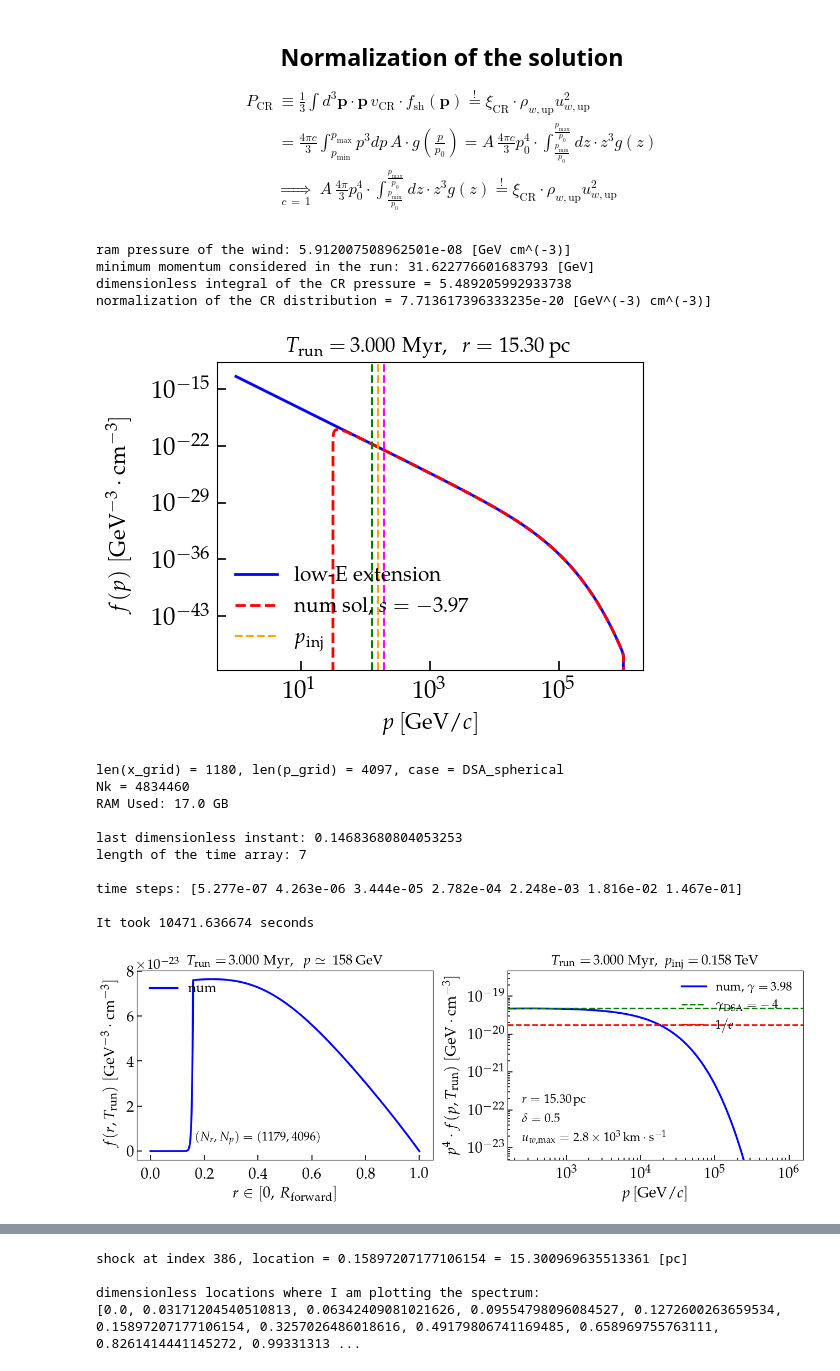
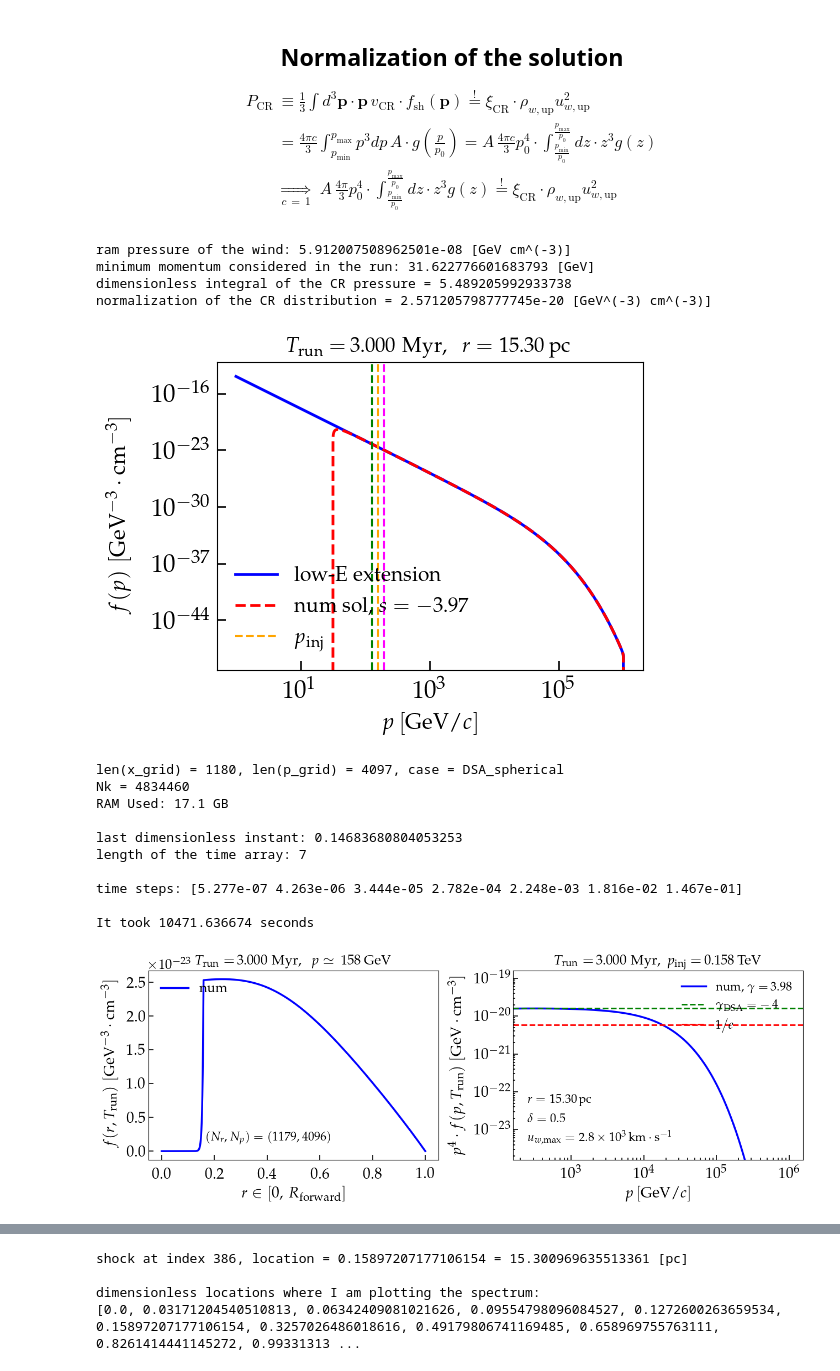
Before and after one commit to ottaviofornieri/StellarClusters, a Jupyter notebook: GitHub_Transport_Radau5Spherical_NonUniformGrid_NonSymmetricShock.ipynb, the cells around one changed output, grey strips where cells are left out. Cells and saved outputs as stored; diff of their text form; code cells hidden in the pictures.

```diff
--- a/GitHub_Transport_Radau5Spherical_NonUniformGrid_NonSymmetricShock.ipynb
+++ b/GitHub_Transport_Radau5Spherical_NonUniformGrid_NonSymmetricShock.ipynb
@@ -1682,36 +1682,36 @@ integral_CR_pressure = np.trapz( ( p_array_integral_tot/p_grid[0] )**3. * CR_spe
 
 
 
 # factor A, to normalize the CR distribution function
-xi_CR = 0.00003
+xi_CR = 0.00001
 CR_norm = 3 * xi_CR * ram_pressure_TS_GeV / (4 * np.pi * p_grid[0]**4 * integral_CR_pressure)
 
 
 plt.figure(figsize=(5.5, 4.))
 plot_cosmetics_single()
 
 
 plt.title('$T_{\mathrm{run}} = \,$' + str("{:.3f}".format(t_true)) + '$\; \mathrm{Myr}, \;\; r = \;$' + str("{:.2f}".format(shock_location*L_ref)) + '$\, \mathrm{pc}$', fontsize=15, pad=8)
 plt.loglog(p_array_integral_tot, CR_norm*CR_spectrum_shock, lw=2., color='blue', label='low-E extension')
 plt.loglog(p_grid, CR_norm*sol[-1, indx_x_inj, :], ls='--', lw=2., color='red', label='num sol, $s=-$' + str("{:.2f}".format( slope_loc[indx_x_inj] )))
 plt.axvline(x=p_grid[indx_p_inj], ls='--', color='orange', label='$p_{\mathrm{inj}}$')
 plt.axvline(x=p_grid[indx_p_inj+points_slope], ls='--', color='magenta')
 plt.axvline(x=p_grid[indx_p_inj-points_slope], ls='--', color='green')
 plt.xlabel('$p \, [\mathrm{GeV}/c]$', fontsize=16)
 plt.ylabel('$f(p) \; [\mathrm{GeV^{-3}} \cdot \mathrm{cm^{-3}}]$', fontsize=16)
 plt.legend(fontsize=15, frameon=False, loc='lower left')
 
 
 print(f'ram pressure of the wind: {ram_pressure_TS_GeV} [GeV cm^(-3)]')
 print(f'minimum momentum considered in the run: {p_grid[0]} [GeV]')
 print(f'dimensionless integral of the CR pressure = {integral_CR_pressure}')
 print(f'normalization of the CR distribution = {CR_norm} [GeV^(-3) cm^(-3)]')
 # %% [output]
 ram pressure of the wind: 5.912007508962501e-08 [GeV cm^(-3)]
 minimum momentum considered in the run: 31.622776601683793 [GeV]
 dimensionless integral of the CR pressure = 5.489205992933738
-normalization of the CR distribution = 7.713617396333235e-20 [GeV^(-3) cm^(-3)]
+normalization of the CR distribution = 2.571205798777745e-20 [GeV^(-3) cm^(-3)]
-[figure, old version]
+[figure, new version]
 # %%
 ## Block to plot the last snapshot, solution multiplied by p^4 ##
 
@@ -1771,7 +1771,7 @@ plt.savefig(dirName + 'LastSnapshot_p4_deltadiff=' + str(delta_diff) + '.pdf',fo
 # %% [output]
 len(x_grid) = 1180, len(p_grid) = 4097, case = DSA_spherical
 Nk = 4834460
-RAM Used: 17.0 GB
+RAM Used: 17.1 GB
 
 last dimensionless instant: 0.14683680804053253
 length of the time array: 7
@@ -1779,7 +1779,7 @@ length of the time array: 7
 time steps: [5.277e-07 4.263e-06 3.444e-05 2.782e-04 2.248e-03 1.816e-02 1.467e-01]
 
 It took 10471.636674 seconds
-[figure, old version]
+[figure, new version]
 # %%
 ## Block to plot the spatial solution at different energies ##
 
```
Also changed, not shown: parts of 3 cells of this notebook, 5 other files.
